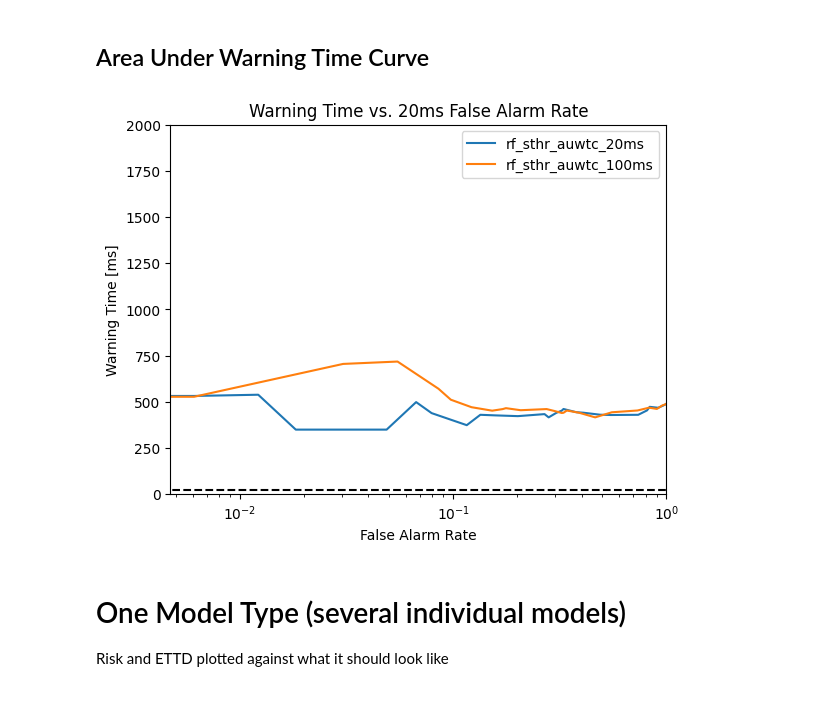
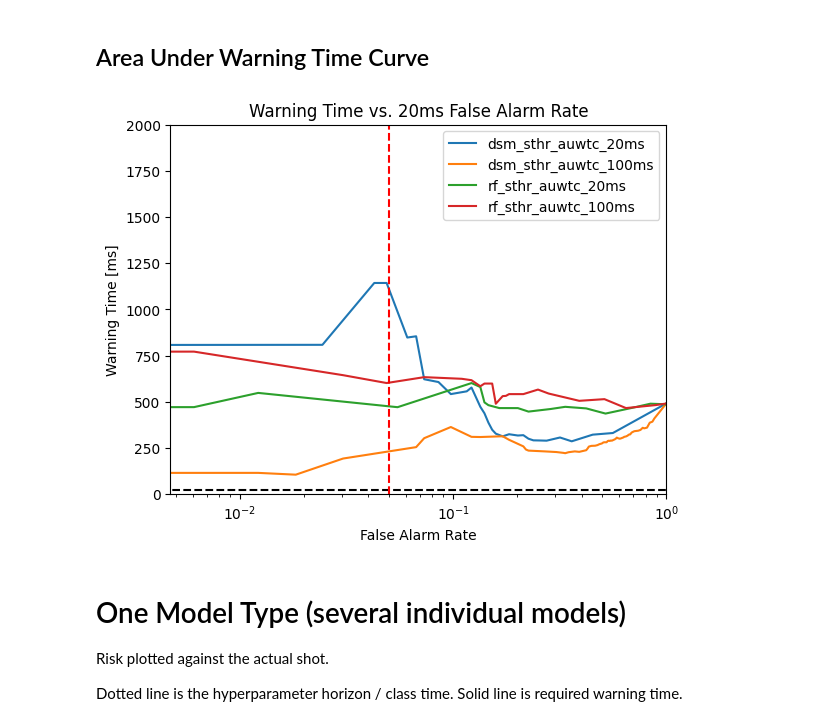
Before and after one commit to MIT-PSFC/disruption-survival-analysis, a Jupyter notebook: Run Experiments.ipynb, the cells around one changed output. Drawn from its saved outputs; the diff is of its cells as text; code cells hidden in the pictures.

```diff
--- a/Run Experiments.ipynb
+++ b/Run Experiments.ipynb
@@ -84,13 +142,17 @@ Model Performance when Reqired Warning Time is 20.0 ms
 # %% [markdown]
 ## Area Under Warning Time Curve
-# %%
-plot_warning_time_vs_false_alarm_rate(experiment_list)
-# %% [output]
-[figure, removed]
+# %%
+experiment_list = get_experiments(['dsm', 'auwtc'], ['rf', 'auwtc'])
+plot_warning_time_vs_false_alarm_rate(experiment_list, cutoff_far=0.05)
+# %% [output]
+[figure, added]
 # %% [markdown]
 # One Model Type (several individual models)
 
-Risk and ETTD plotted against what it should look like
+Risk plotted against the actual shot.
+
+Dotted line is the hyperparameter horizon / class time.
+Solid line is required warning time.
 # %%
 shot_number = experiment_list[0].get_disruptive_shot_list()[0]
 plot_risk_compare_models(experiment_list, shot_number)
```
Also changed, not shown: parts of 5 cells of this notebook, 20 other files.
